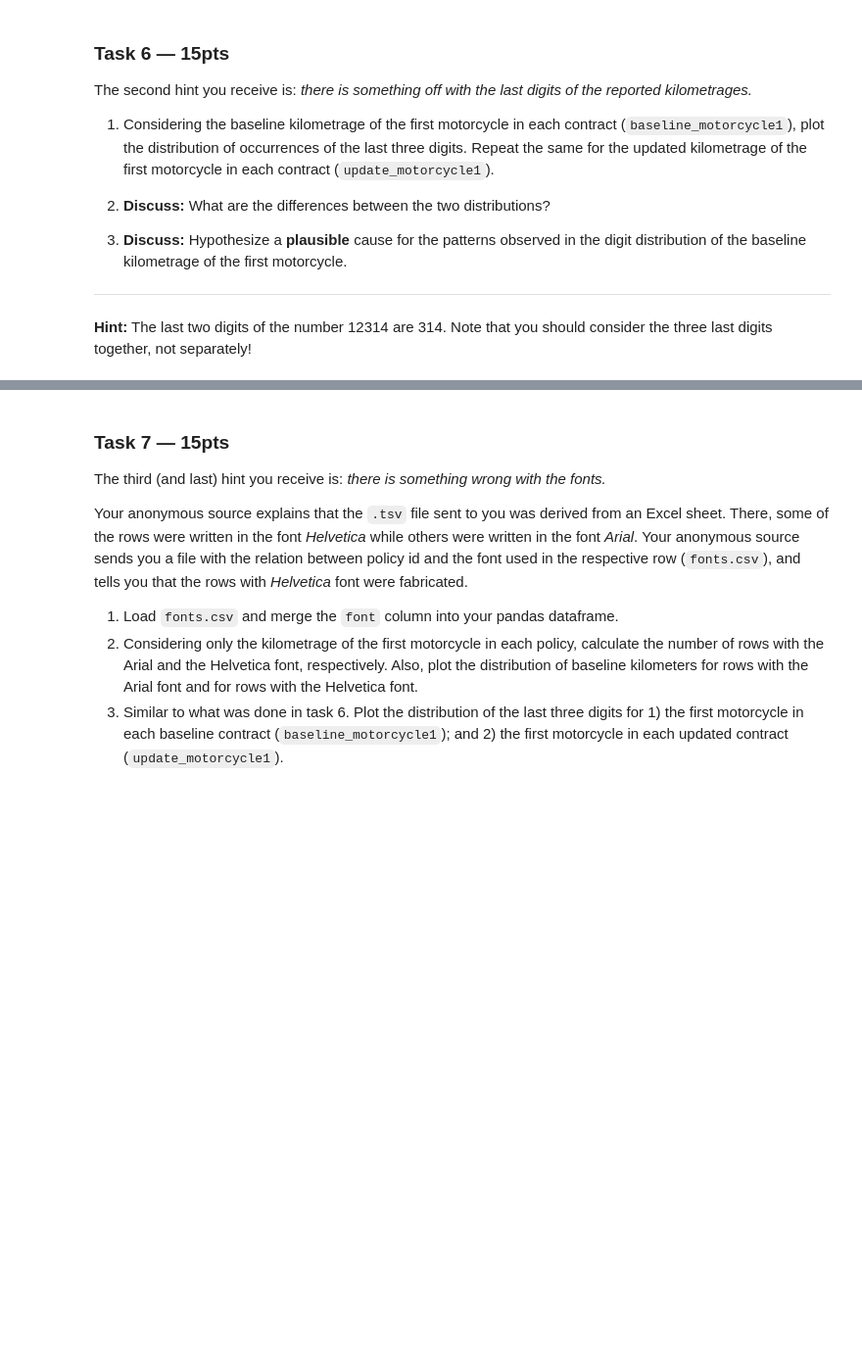
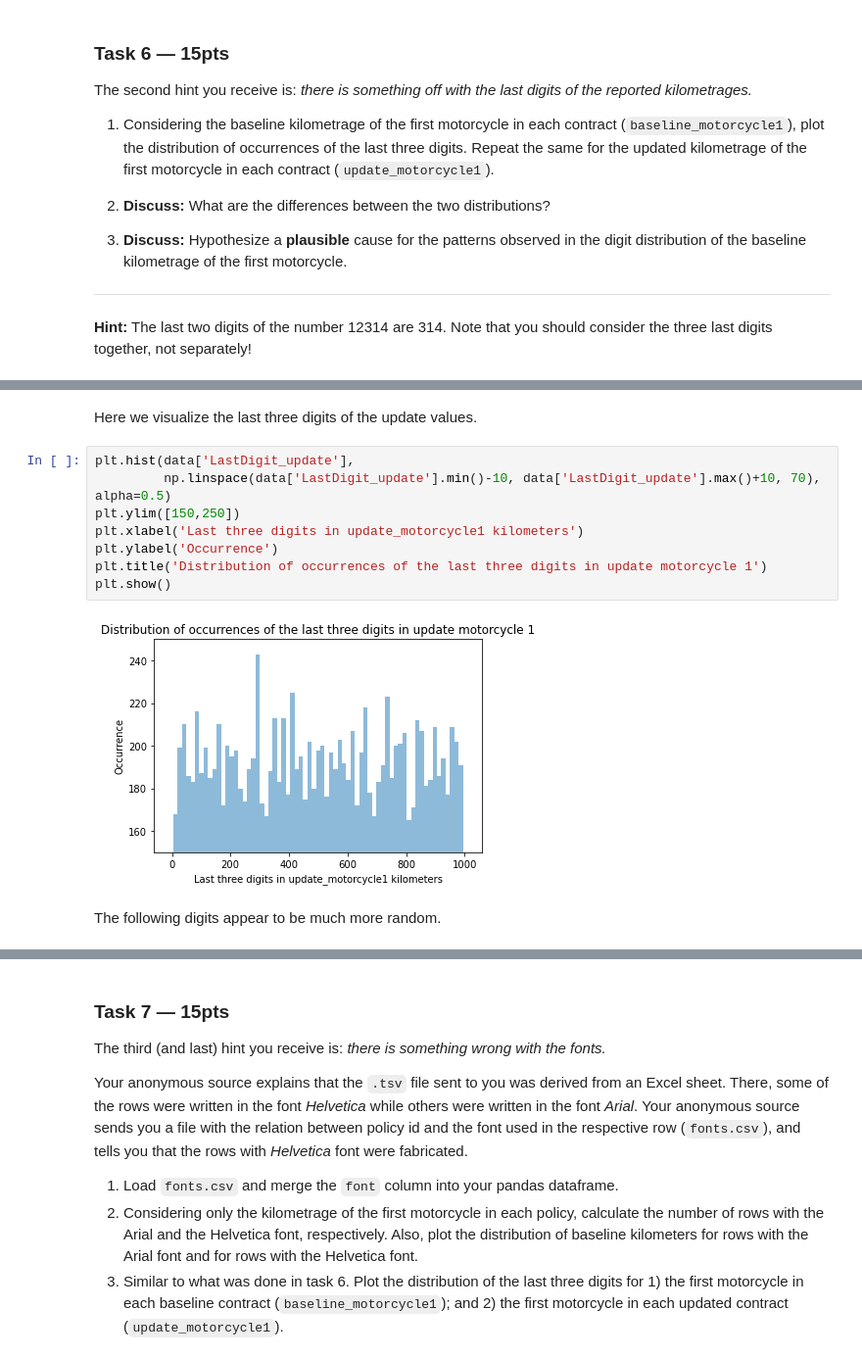
Before and after one commit to npont/ADA_HW, a Jupyter notebook: hw1 (2).ipynb, the cells around one changed output, grey strips where cells are left out. Shown: that part at 98% size. Cells and saved outputs as stored; diff of their text form; blank space fills up the shorter version.

```diff
--- a/hw1 (2).ipynb
+++ b/hw1 (2).ipynb
@@ -629,0 +693,14 @@ The distributions are really similar. However, for digits close to 000 we get a
+# %% [markdown]
+Here we visualize the last three digits of the update values.
+# %%
+plt.hist(data['LastDigit_update'],
+         np.linspace(data['LastDigit_update'].min()-10, data['LastDigit_update'].max()+10, 70), alpha=0.5)
+plt.ylim([150,250])
+plt.xlabel('Last three digits in update_motorcycle1 kilometers')
+plt.ylabel('Occurrence')
+plt.title('Distribution of occurrences of the last three digits in update motorcycle 1')
+plt.show()
+# %% [output]
+[figure, added]
+# %% [markdown]
+The following digits appear to be much more random.
```
Also changed, not shown: parts of 56 cells of this notebook, 1 other file.
